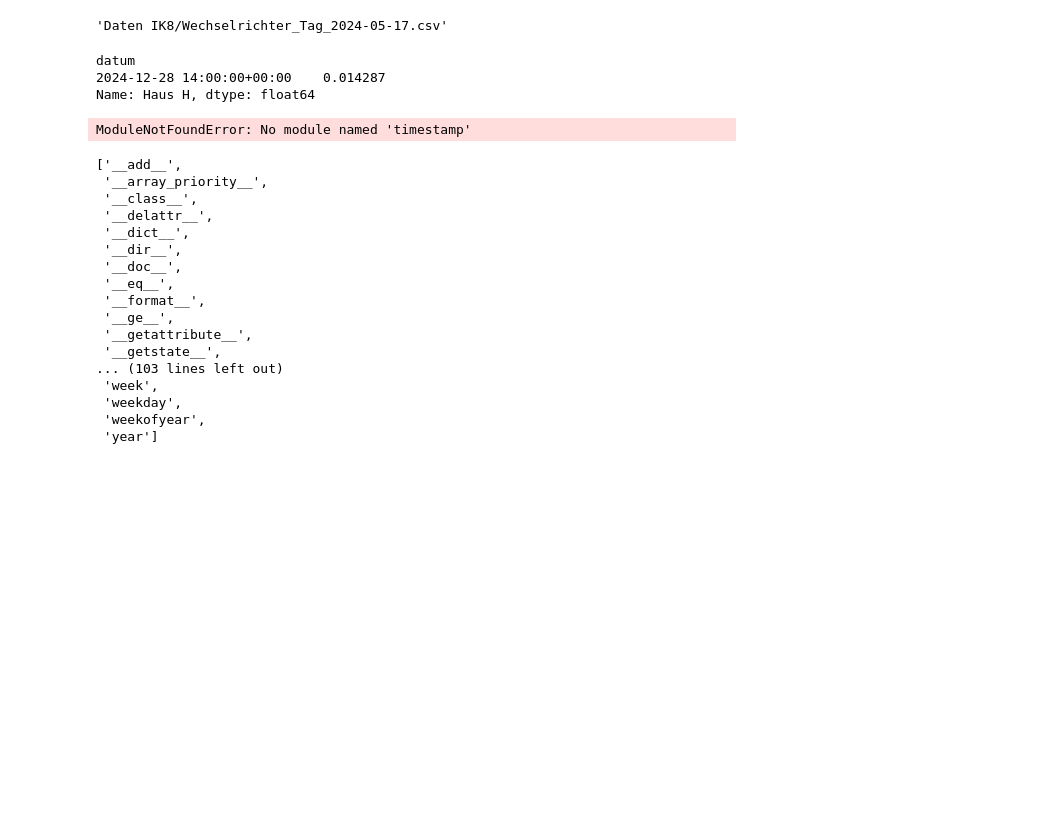
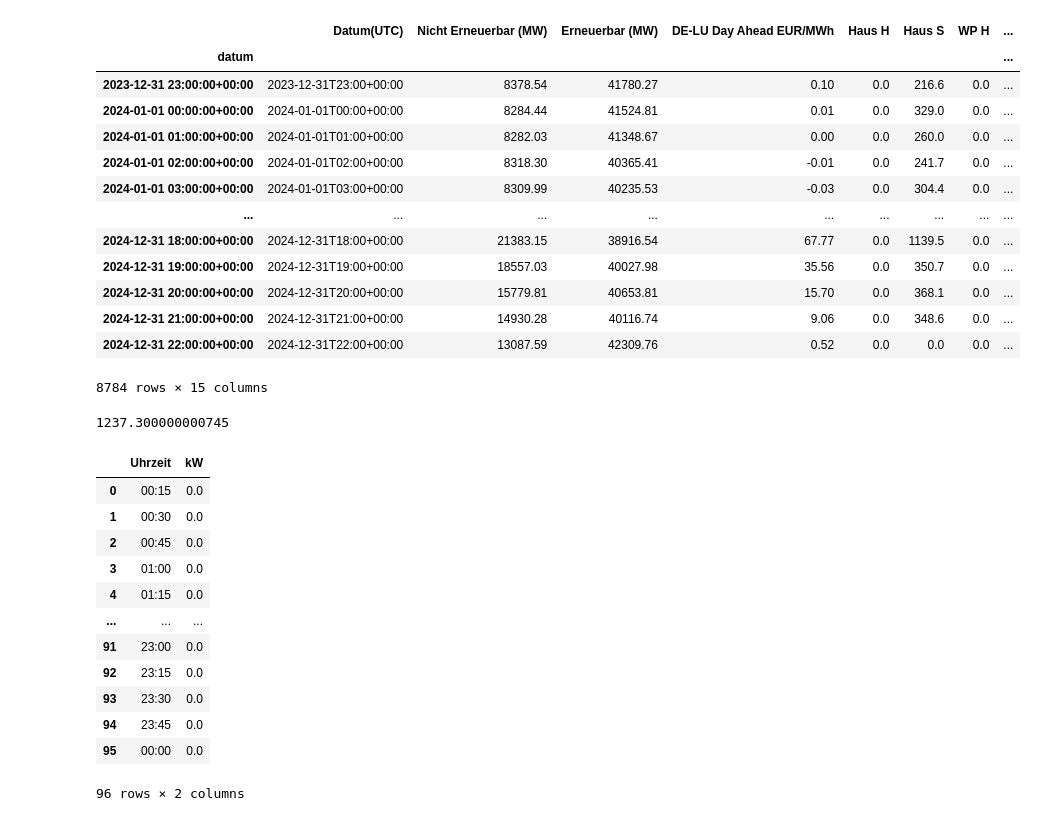
Before and after one commit to strubbi77/breisgauwind, a Jupyter notebook: Stromwert_IK8.ipynb, the cells around one changed output. Drawn from its saved outputs; the diff is of its cells as text; code cells hidden in the pictures; blank space fills up the shorter version.

Commit message:
Daten sind aufgefüllt

```diff
--- a/Stromwert_IK8.ipynb
+++ b/Stromwert_IK8.ipynb
@@ -96,34 +185,39 @@ miss_IK_PV
 # %%
-"Daten IK8/Wechselrichter_Tag_{}-{:02d}-{:02d}.csv".format(r.year,r.month,r.day)
+preis_menge
 # %% [output]
+|  | Datum(UTC) | Nicht Erneuerbar (MW) | Erneuerbar (MW) | DE-LU Day Ahead EUR/MWh | Haus H | Haus S | WP H | ... |
+| datum |  |  |  |  |  |  |  | ... |
+| 2023-12-31 23:00:00+00:00 | 2023-12-31T23:00+00:00 | 8378.54 | 41780.27 | 0.10 | 0.0 | 216.6 | 0.0 | ... |
+| 2024-01-01 00:00:00+00:00 | 2024-01-01T00:00+00:00 | 8284.44 | 41524.81 | 0.01 | 0.0 | 329.0 | 0.0 | ... |
+| 2024-01-01 01:00:00+00:00 | 2024-01-01T01:00+00:00 | 8282.03 | 41348.67 | 0.00 | 0.0 | 260.0 | 0.0 | ... |
+| 2024-01-01 02:00:00+00:00 | 2024-01-01T02:00+00:00 | 8318.30 | 40365.41 | -0.01 | 0.0 | 241.7 | 0.0 | ... |
+| 2024-01-01 03:00:00+00:00 | 2024-01-01T03:00+00:00 | 8309.99 | 40235.53 | -0.03 | 0.0 | 304.4 | 0.0 | ... |
+| ... | ... | ... | ... | ... | ... | ... | ... | ... |
+| 2024-12-31 18:00:00+00:00 | 2024-12-31T18:00+00:00 | 21383.15 | 38916.54 | 67.77 | 0.0 | 1139.5 | 0.0 | ... |
+| 2024-12-31 19:00:00+00:00 | 2024-12-31T19:00+00:00 | 18557.03 | 40027.98 | 35.56 | 0.0 | 350.7 | 0.0 | ... |
+| 2024-12-31 20:00:00+00:00 | 2024-12-31T20:00+00:00 | 15779.81 | 40653.81 | 15.70 | 0.0 | 368.1 | 0.0 | ... |
+| 2024-12-31 21:00:00+00:00 | 2024-12-31T21:00+00:00 | 14930.28 | 40116.74 | 9.06 | 0.0 | 348.6 | 0.0 | ... |
+| 2024-12-31 22:00:00+00:00 | 2024-12-31T22:00+00:00 | 13087.59 | 42309.76 | 0.52 | 0.0 | 0.0 | 0.0 | ... |
-'Daten IK8/Wechselrichter_Tag_2024-05-17.csv'
+8784 rows × 15 columns
 # %%
-filler[filler.index.hour==14]['Haus H']/sum(filler['Haus H'])
+sum(preis_menge[preis_menge.index==gd_datum]['Haus H'])
 # %% [output]
-datum
-2024-12-28 14:00:00+00:00    0.014287
-Name: Haus H, dtype: float64
+1237.300000000745
 # %%
-import timestamp
+miss_IK_PV=pd.read_csv("Daten IK8/Wechselrichter_Tag_{}-{:02d}-{:02d}.csv".format(2024,3,19),names=names,sep=';',decimal=',',skiprows=1)
-# %% [output]
-ModuleNotFoundError: No module named 'timestamp'
 # %%
-dir(pd.Timestamp)
+miss_IK_PV
 # %% [output]
+|  | Uhrzeit | kW |
+| 0 | 00:15 | 0.0 |
+| 1 | 00:30 | 0.0 |
+| 2 | 00:45 | 0.0 |
+| 3 | 01:00 | 0.0 |
+| 4 | 01:15 | 0.0 |
+| ... | ... | ... |
+| 91 | 23:00 | 0.0 |
+| 92 | 23:15 | 0.0 |
+| 93 | 23:30 | 0.0 |
+| 94 | 23:45 | 0.0 |
+| 95 | 00:00 | 0.0 |
-['__add__',
- '__array_priority__',
- '__class__',
- '__delattr__',
- '__dict__',
- '__dir__',
- '__doc__',
- '__eq__',
- '__format__',
- '__ge__',
- '__getattribute__',
- '__getstate__',
-... (103 lines left out)
- 'week',
- 'weekday',
- 'weekofyear',
- 'year']
+96 rows × 2 columns
```
Also changed, not shown: parts of 6 cells of this notebook.
